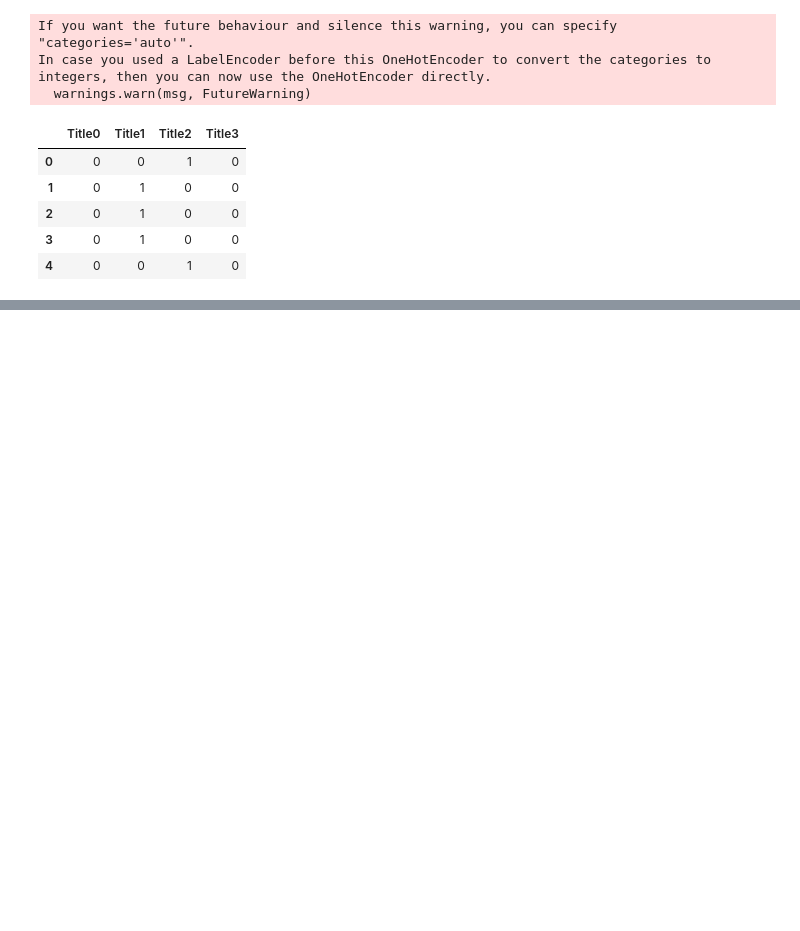
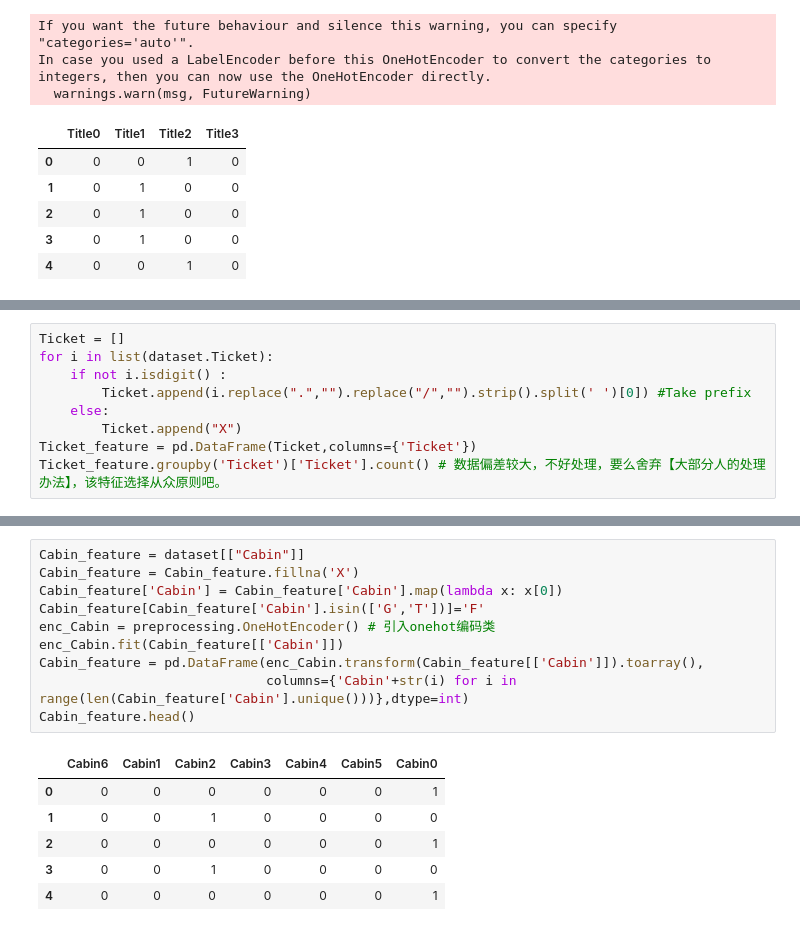
Before and after one commit to zingp/machine-learning, a Jupyter notebook: titanic/titanic.ipynb, the cells around one changed output, grey strips where cells are left out. Drawn from its saved outputs; the diff is of its cells as text; blank space fills up the shorter version.

```diff
--- a/titanic/titanic.ipynb
+++ b/titanic/titanic.ipynb
@@ -234,0 +379,9 @@ In case you used a LabelEncoder before this OneHotEncoder to convert the categor
+# %%
+Ticket = []
+for i in list(dataset.Ticket):
+    if not i.isdigit() :
+        Ticket.append(i.replace(".","").replace("/","").strip().split(' ')[0]) #Take prefix
+    else:
+        Ticket.append("X")
+Ticket_feature = pd.DataFrame(Ticket,columns={'Ticket'})
+Ticket_feature.groupby('Ticket')['Ticket'].count() # 数据偏差较大，不好处理，要么舍弃【大部分人的处理办法】，该特征选择从众原则吧。
@@ -234,0 +483,17 @@ In case you used a LabelEncoder before this OneHotEncoder to convert the categor
+# %%
+Cabin_feature = dataset[["Cabin"]]
+Cabin_feature = Cabin_feature.fillna('X')
+Cabin_feature['Cabin'] = Cabin_feature['Cabin'].map(lambda x: x[0])
+Cabin_feature[Cabin_feature['Cabin'].isin(['G','T'])]='F'
+enc_Cabin = preprocessing.OneHotEncoder() # 引入onehot编码类
+enc_Cabin.fit(Cabin_feature[['Cabin']])
+Cabin_feature = pd.DataFrame(enc_Cabin.transform(Cabin_feature[['Cabin']]).toarray(),
+                             columns={'Cabin'+str(i) for i in range(len(Cabin_feature['Cabin'].unique()))},dtype=int)
+Cabin_feature.head()
+# %% [output]
+|  | Cabin6 | Cabin1 | Cabin2 | Cabin3 | Cabin4 | Cabin5 | Cabin0 |
+| 0 | 0 | 0 | 0 | 0 | 0 | 0 | 1 |
+| 1 | 0 | 0 | 1 | 0 | 0 | 0 | 0 |
+| 2 | 0 | 0 | 0 | 0 | 0 | 0 | 1 |
+| 3 | 0 | 0 | 1 | 0 | 0 | 0 | 0 |
+| 4 | 0 | 0 | 0 | 0 | 0 | 0 | 1 |
```
Also changed, not shown: parts of 38 cells of this notebook.
